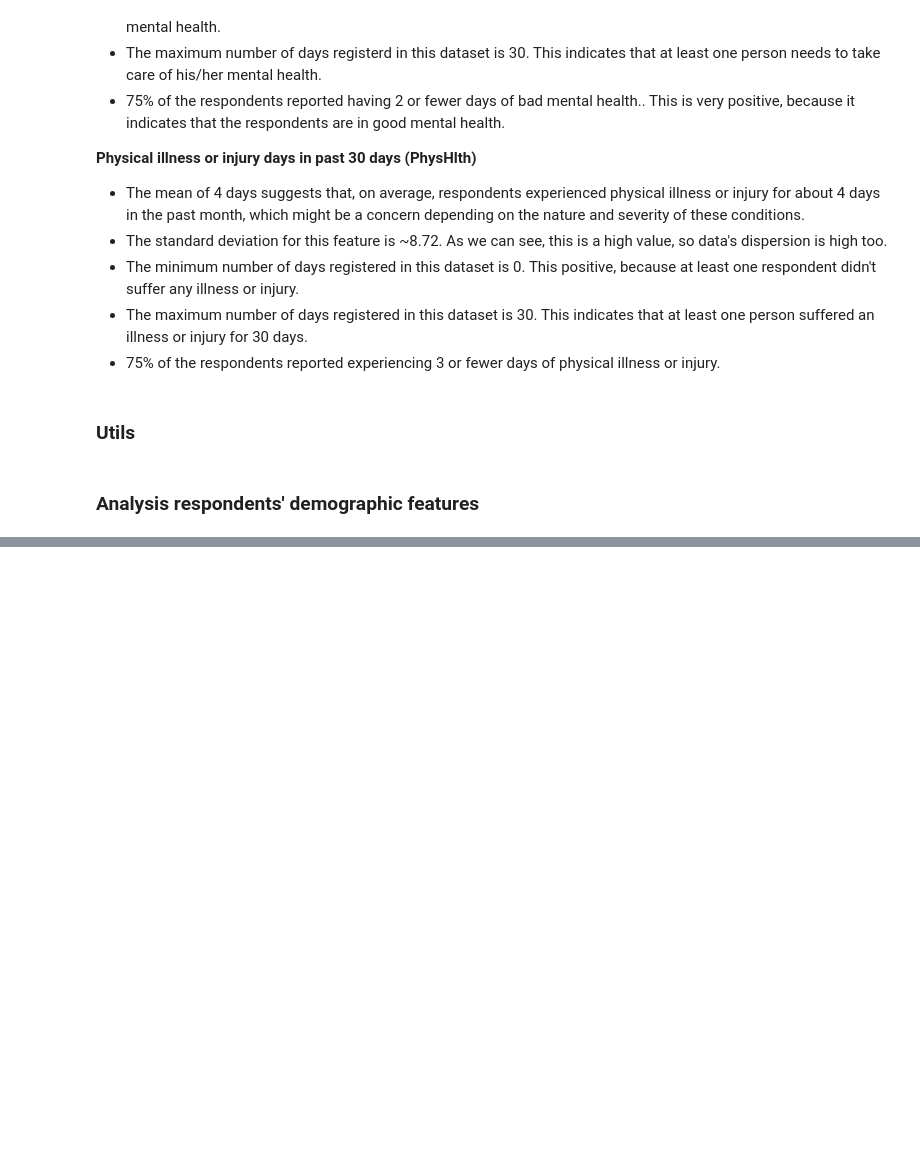
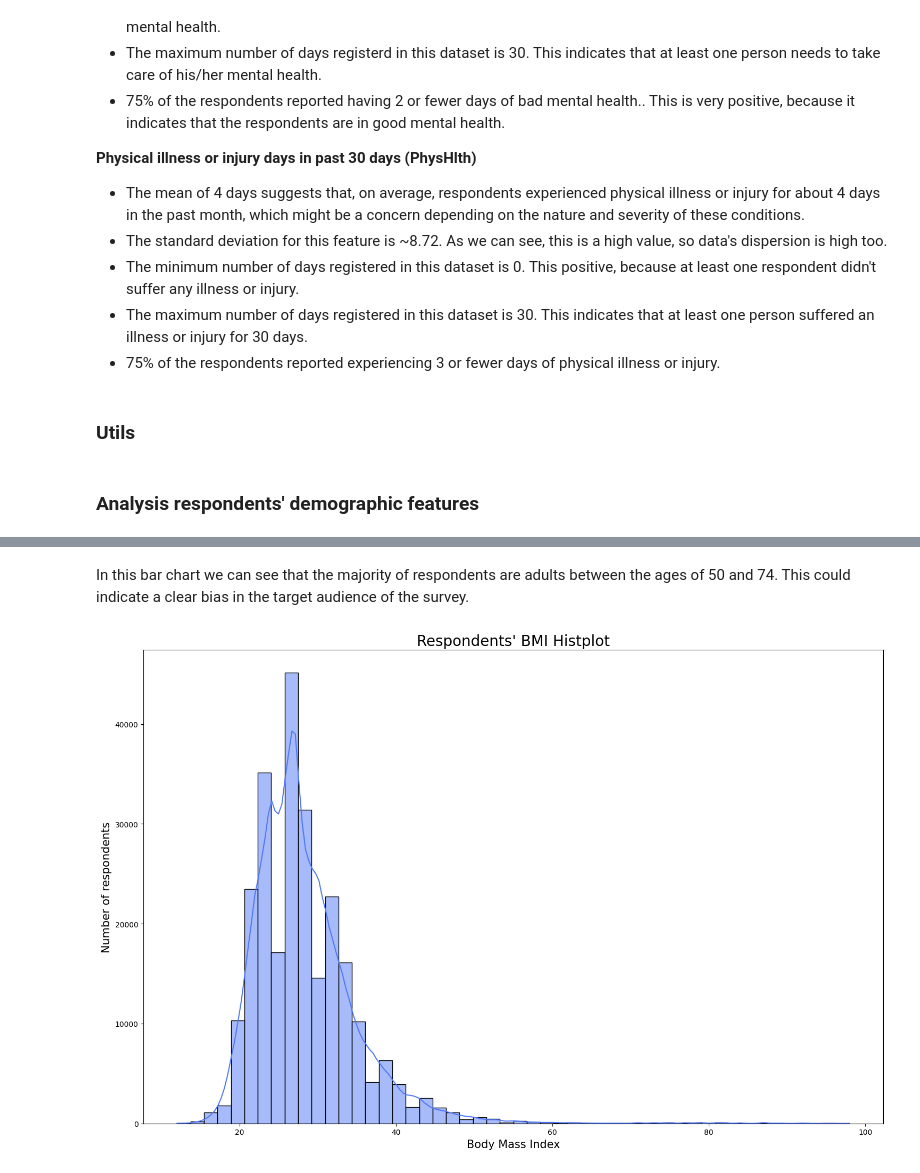
Before and after one commit to jeremias-mena/medpredictor-ML, a Jupyter notebook: medpredictor/notebooks/03-exploratory-data-analysis.ipynb, the cells around one changed output, grey strips where cells are left out. Cells and saved outputs as stored; diff of their text form; code cells hidden in the pictures; blank space fills up the shorter version.

```diff
--- a/medpredictor/notebooks/03-exploratory-data-analysis.ipynb
+++ b/medpredictor/notebooks/03-exploratory-data-analysis.ipynb
@@ -79,0 +128,16 @@ From this numeric features we can get this insights:
+# %% [markdown]
+In this bar chart we can see that the majority of respondents are adults between the ages of 50 and 74. This could indicate a clear bias in the target audience of the survey.
+# %%
+title = "Respondents' BMI Histplot"
+x_label = "Body Mass Index"
+y_label = "Number of respondents"
+color = '#5177F5'
+
+graph_bmi = Graph(graph_title=title,
+                  xlabel_name=x_label,
+                  ylabel_name=y_label,
+                  colors=color)
+
+graph_bmi.hist_plot_sns(x='BMI', data=df, kde=True)
+# %% [output]
+[figure, added]
```
Also changed, not shown: parts of 13 cells of this notebook.
